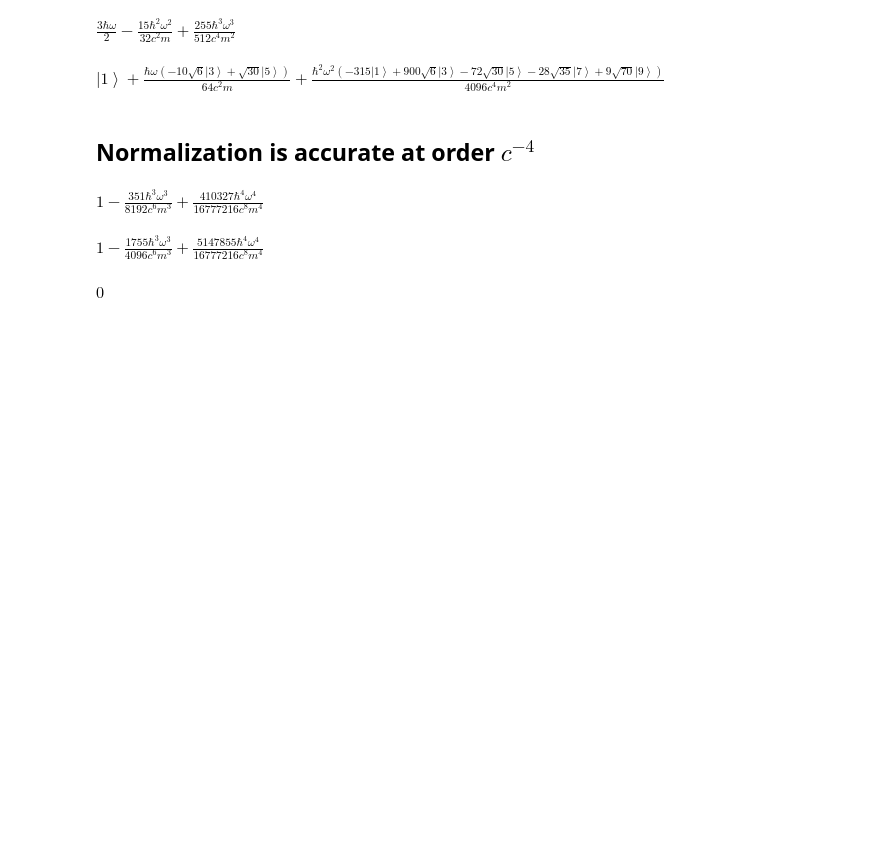
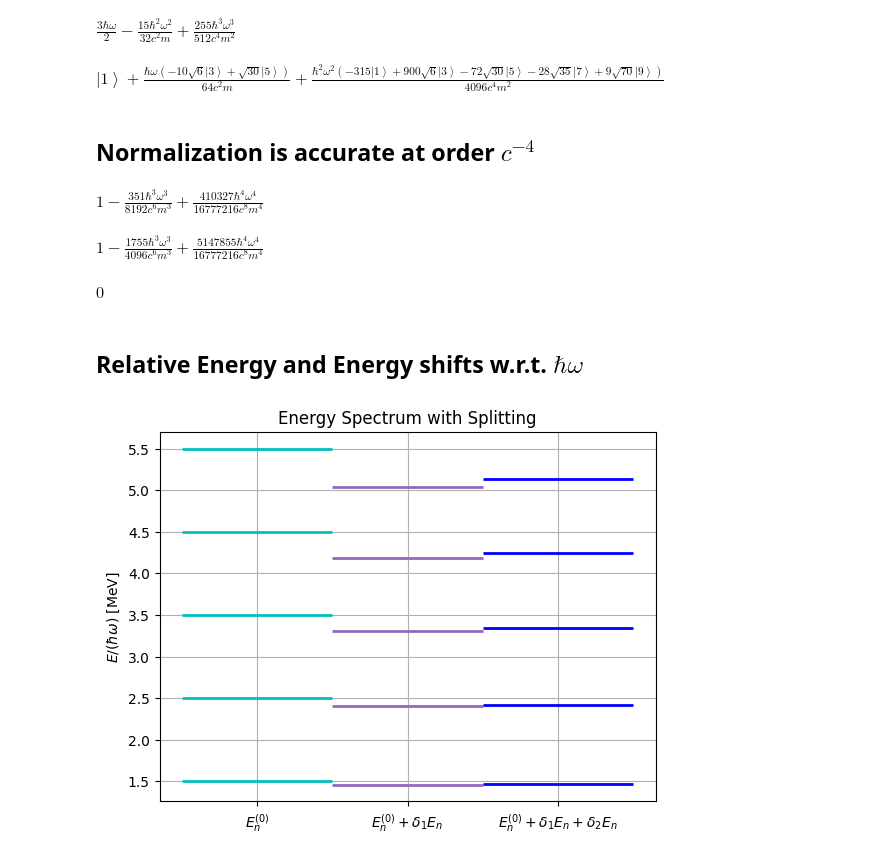
Before and after one commit to Vaquera-Araujo/LabAv2023, a Jupyter notebook: Symbolic and Numerical Projects/Time Independent Perturbation Theory/relativistic_corrections_sho.ipynb, the cells around one changed output. Saved outputs shown, nothing was run; the diff lists cells and outputs as text; code cells hidden in the pictures; blank space fills up the shorter version.

```diff
--- a/Symbolic and Numerical Projects/Time Independent Perturbation Theory/relativistic_corrections_sho.ipynb
+++ b/Symbolic and Numerical Projects/Time Independent Perturbation Theory/relativistic_corrections_sho.ipynb
@@ -200,3 +199,5 @@ $\displaystyle 1 - \frac{1755 \hbar^{3} \omega^{3}}{4096 c^{6} m^{3}} + \frac{51
 qapply(Dagger(Tot(0))*Tot(1))
 # %% [output]
 $\displaystyle 0$
+# %% [markdown]
+## Relative Energy and Energy shifts w.r.t. $\hbar \omega$
@@ -202,0 +207,32 @@ $\displaystyle 0$
+# %%
+m_num=9.10938*10**(-31) # kg (electron mass)
+c_num=299792458         # m/s
+hbar_num=1.05457182*10**(-34) # m^2 kg / s
+omega_num=2*np.pi*(10**(19)) # 1/s
+# %%
+e=sp.lambdify([n], E(n)/(hbar*omega))
+d1e=sp.lambdify([n,hbar,omega,c,m], d1E(n)/(hbar*omega))
+d2e=sp.lambdify([n,hbar,omega,c,m], d2E(n)/(hbar*omega))
+# %%
+N=np.array([1, 2, 3, 4, 5])
+# %%
+# Generate the energy levels and their splitting values
+energy_levels = e(N) # Energy levels
+splitting_values1 = d1e(N,hbar_num,omega_num,c_num,m_num)
+splitting_values2 = d2e(N,hbar_num,omega_num,c_num,m_num)  # Splitting values for each energy level
+
+# Create a figure and axis object
+fig, ax = plt.subplots()
+
+# Plot the energy levels
+for i in range(len(energy_levels)):
+  ax.hlines(energy_levels[i], 0.0, 1.0, 'c', lw=2)
+  ax.hlines(energy_levels[i]+splitting_values1[i], 1.0, 2.0, 'tab:purple', lw=2)
+  ax.hlines(energy_levels[i]+splitting_values1[i]+splitting_values2[i], 2.0, 3.0, 'b', lw=2)
+ax.set_xticks([0.5,1.5,2.5])
+ax.set_xticklabels([r'$E^{(0)}_n$', '$E^{(0)}_n+\delta_1E_n$', '$E^{(0)}_n+\delta_1E_n+\delta_2E_n$'])
+ax.set_ylabel(r'$E/(\hbar\omega)$ [MeV]')
+ax.set_title('Energy Spectrum with Splitting')
+ax.grid()
+# %% [output]
+[figure, added]
```
Also changed, not shown: parts of 4 cells of this notebook.
